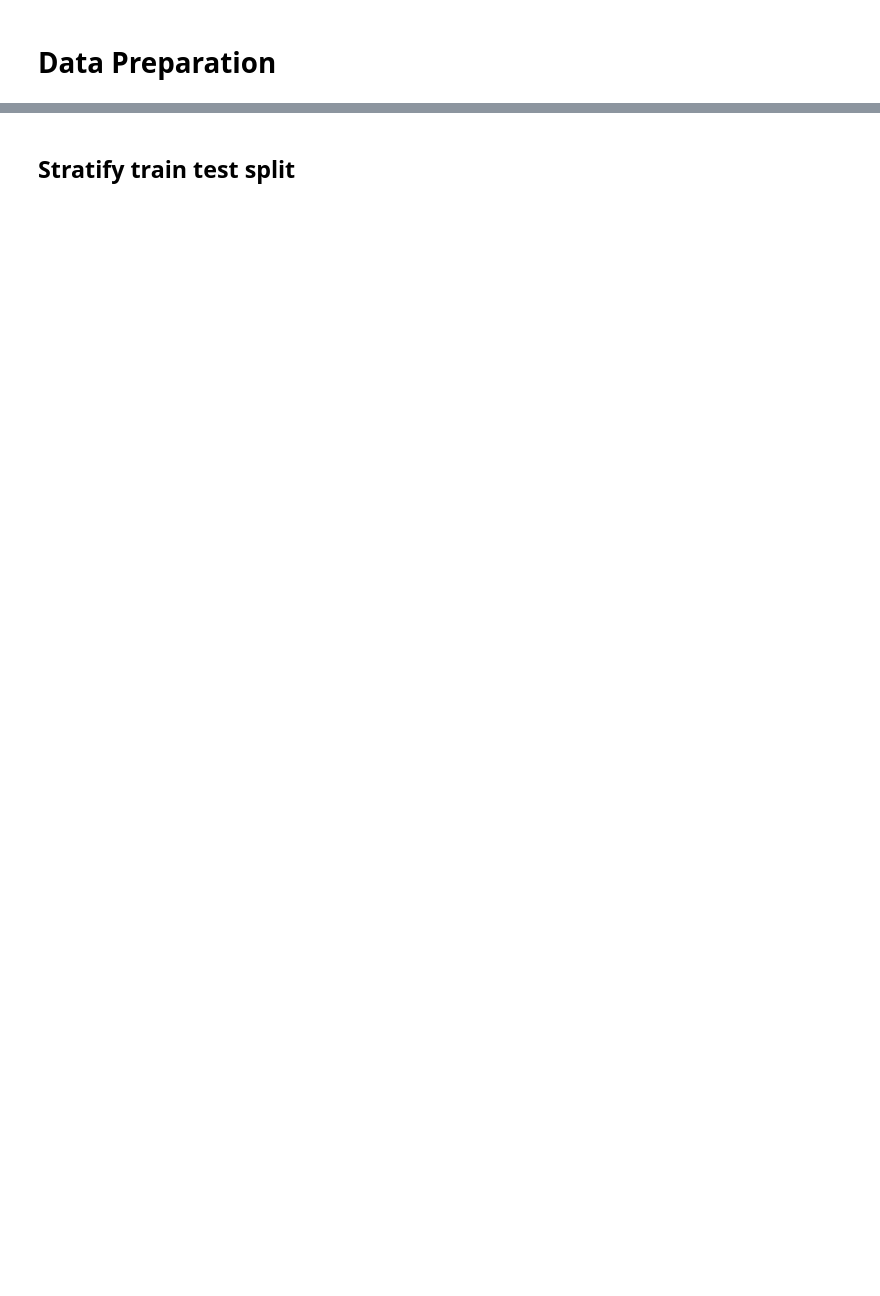
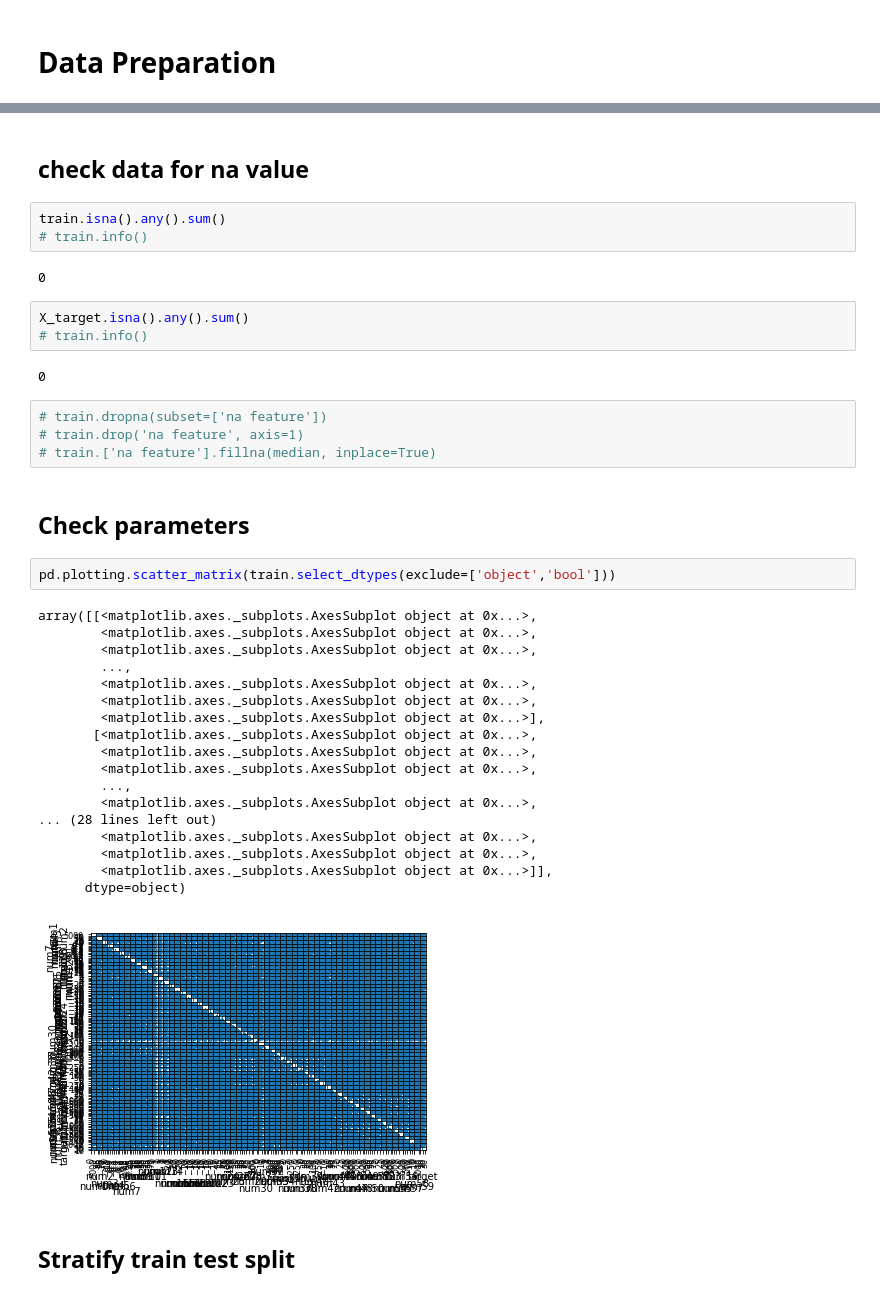
Before and after one commit to jonathanc42/hw-fall3-blue2, a Jupyter notebook: MachineLearning/Improved model.ipynb, the cells around one changed output, grey strips where cells are left out. Saved outputs shown, nothing was run; the diff lists cells and outputs as text; blank space fills up the shorter version.

```diff
--- a/MachineLearning/Improved model.ipynb
+++ b/MachineLearning/Improved model.ipynb
@@ -16,2 +28,41 @@ import matplotlib.pyplot as plt
+# %% [markdown]
+## check data for na value
+# %%
+train.isna().any().sum()
+# train.info()
+# %% [output]
+0
+# %%
+X_target.isna().any().sum()
+# train.info()
+# %% [output]
+0
+# %%
+# train.dropna(subset=['na feature'])
+# train.drop('na feature', axis=1)
+# train.['na feature'].fillna(median, inplace=True)
+# %% [markdown]
+## Check parameters
+# %%
+pd.plotting.scatter_matrix(train.select_dtypes(exclude=['object','bool']))
+# %% [output]
+array([[<matplotlib.axes._subplots.AxesSubplot object at 0x...>,
+        <matplotlib.axes._subplots.AxesSubplot object at 0x...>,
+        <matplotlib.axes._subplots.AxesSubplot object at 0x...>,
+        ...,
+        <matplotlib.axes._subplots.AxesSubplot object at 0x...>,
+        <matplotlib.axes._subplots.AxesSubplot object at 0x...>,
+        <matplotlib.axes._subplots.AxesSubplot object at 0x...>],
+       [<matplotlib.axes._subplots.AxesSubplot object at 0x...>,
+        <matplotlib.axes._subplots.AxesSubplot object at 0x...>,
+        <matplotlib.axes._subplots.AxesSubplot object at 0x...>,
+        ...,
+        <matplotlib.axes._subplots.AxesSubplot object at 0x...>,
+... (28 lines left out)
+        <matplotlib.axes._subplots.AxesSubplot object at 0x...>,
+        <matplotlib.axes._subplots.AxesSubplot object at 0x...>,
+        <matplotlib.axes._subplots.AxesSubplot object at 0x...>]],
+      dtype=object)
+[figure, added]
 # %% [markdown]
 ## Stratify train test split
```
Also changed, not shown: parts of 68 cells of this notebook.
